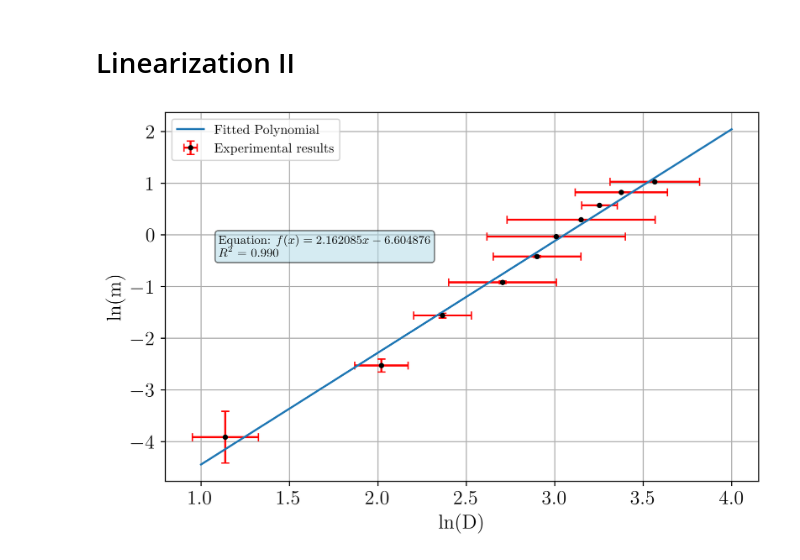
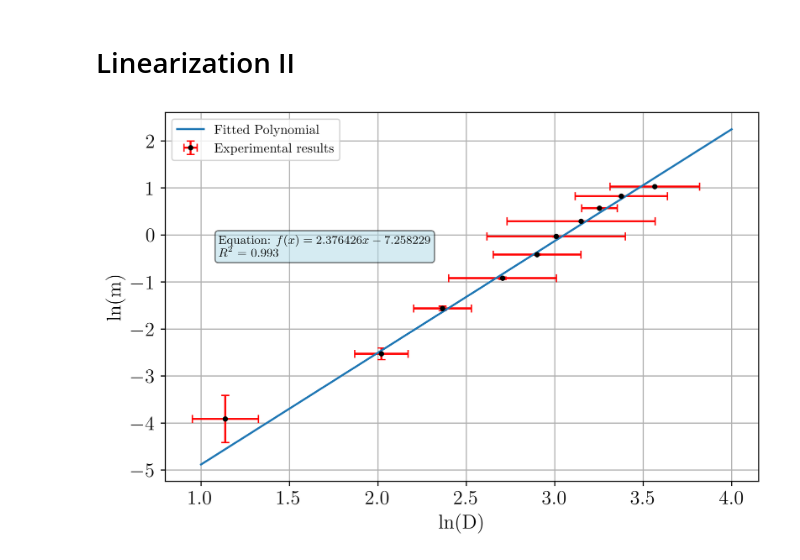
Before and after one commit to MIK2292/Lab_Sc_data_acquisition, a Jupyter notebook: 01_alluminio_frattale/Graph Notebook.ipynb, the cells around one changed output. Drawn from its saved outputs; the diff is of its cells as text; code cells hidden in the pictures.

```diff
--- a/01_alluminio_frattale/Graph Notebook.ipynb
+++ b/01_alluminio_frattale/Graph Notebook.ipynb
@@ -146,29 +146,29 @@ plt.show()
 # Linearization II
 # %%
 #Power Law fit
-coefficients = np.polyfit(np.log(diameters), np.log(mass), 1)
-poly_func = np.poly1d(coefficients)
+coefficients2 = np.polyfit(np.log(diameters[:-1]), np.log(mass[:-1]), 1)
+poly_func2 = np.poly1d(coefficients2)
 x_fit = np.linspace(1, 4, 100)
-y_fit = poly_func(x_fit)
+y_fit2 = poly_func2(x_fit)
 
-r_squared = r2_score(np.log(mass), poly_func(np.log(diameters)))
-equation_str = f"$f(x) = {coefficients[0]:.6f}x {coefficients[1]:.6f}$"
+r_squared = r2_score(np.log(mass[:-1]), poly_func2(np.log(diameters[:-1])))
+equation_str = f"$f(x) = {coefficients2[0]:.6f}x {coefficients2[1]:.6f}$"
 
 
 fig, ax = plt.subplots(figsize=(8, 5), dpi = 500)
 
 ax.errorbar(np.log(diameters),np.log(mass),xerr = dataexp_2['Δln(D)'],yerr= dataexp_1['Δln(m)'], color = 'black', ecolor = "red",capsize = 3, fmt = '.',  label = 'Experimental results')
-ax.plot(x_fit, y_fit, label='Fitted Polynomial')
+ax.plot(x_fit, y_fit2, label='Fitted Polynomial')
 
 # Enclose the text in a box
 props = dict(boxstyle='round', facecolor='lightblue', alpha=0.5)
 textstr = f"Equation: {equation_str}\n$R^2$ = {r_squared:.3f}"
 plt.text(1.1, 0.0, textstr, fontsize=9, verticalalignment='top', bbox=props)
 
 plt.xlabel('ln(D)')
 plt.ylabel('ln(m)')
 plt.grid()
 plt.legend()
 plt.show()
 # %% [output]
-[figure, old version]
+[figure, new version]
```
Also changed, not shown: parts of 7 cells of this notebook, 7 other files.
